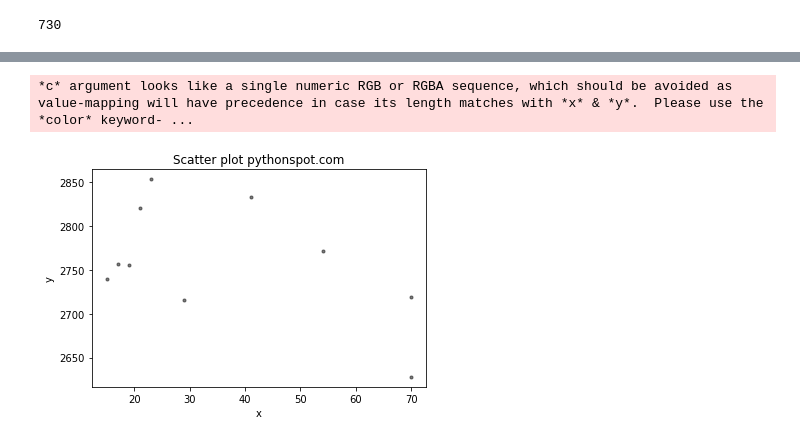
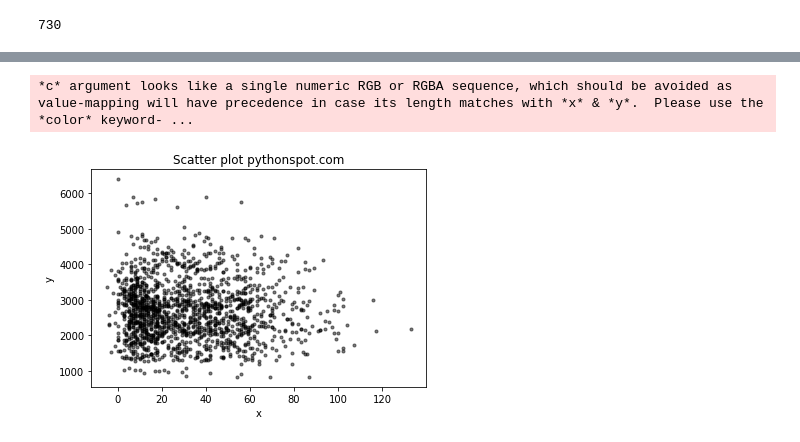
Before and after one commit to skbhere/OSIC-Pulmonary-Fibrosis-Progression, a Jupyter notebook: OSIC_Pulmonary_Fibrosis_Progression_ipynb cross check .ipynb, the cells around one changed output, grey strips where cells are left out. Saved outputs shown, nothing was run; the diff lists cells and outputs as text; code cells hidden in the pictures.

```diff
--- a/OSIC_Pulmonary_Fibrosis_Progression_ipynb cross check .ipynb
+++ b/OSIC_Pulmonary_Fibrosis_Progression_ipynb cross check .ipynb
@@ -120,29 +112,30 @@ px="ID00421637202311550012437"
     pred =np.round_(pred)
     con =np.round_(con)
 # %%
+
 import numpy as np
 import matplotlib.pyplot as plt
 
 # Create data
 N = 500
 
 colors = (0,0,0)
 area = np.pi*3
 
 # Plot
 # x = pred
 # y = week
 # plt.scatter(x, y, s=area, c=colors, alpha=0.5)
-x1=x
-y1=y
-plt.scatter(x1, y1, s=area, c=colors, alpha=0.5)
+x1=train["FVC"]
+y1=train["Weeks"]
+plt.scatter(y1, x1, s=area, c=colors, alpha=0.5)
 plt.title('Scatter plot pythonspot.com')
 plt.xlabel('x')
 plt.ylabel('y')
 plt.show()
 # %% [output]
 *c* argument looks like a single numeric RGB or RGBA sequence, which should be avoided as value-mapping will have precedence in case its length matches with *x* & *y*.  Please use the *color* keyword- ...
-[figure, old version]
+[figure, new version]
 # %%
 %matplotlib inline
 import matplotlib.pyplot as plt
```
Also changed, not shown: parts of 10 cells of this notebook.
